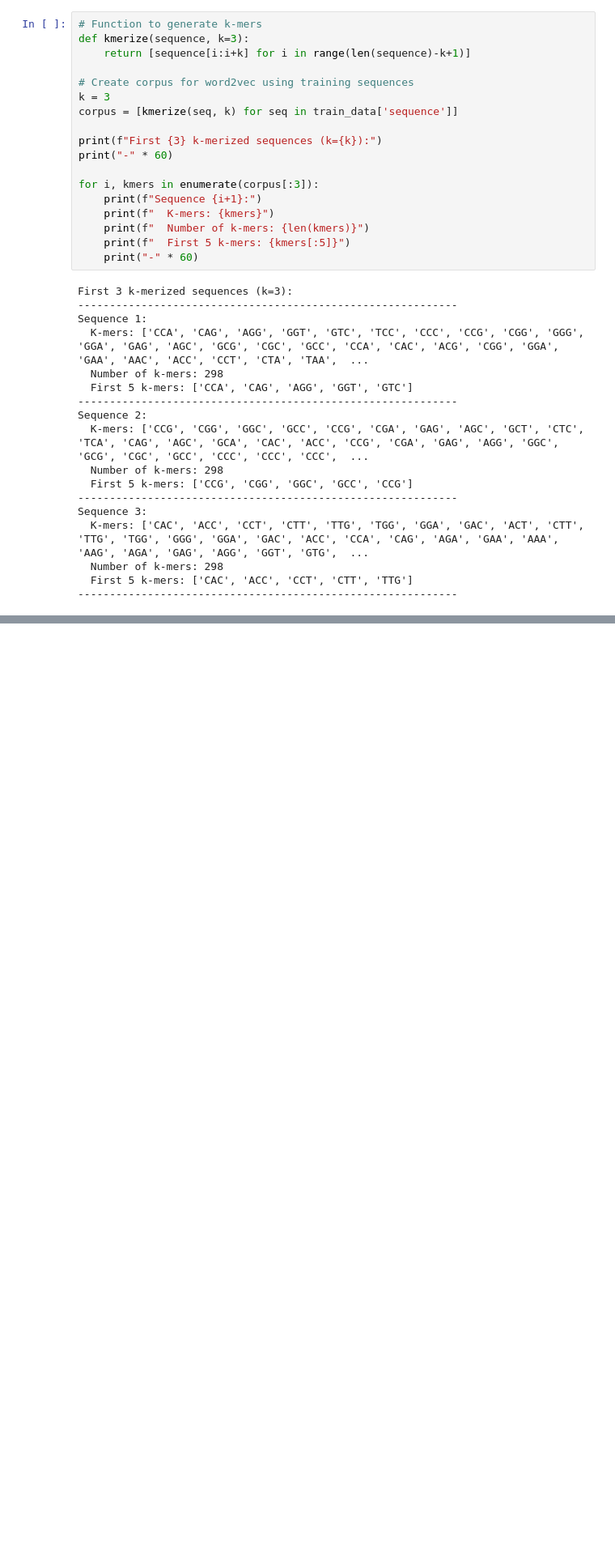
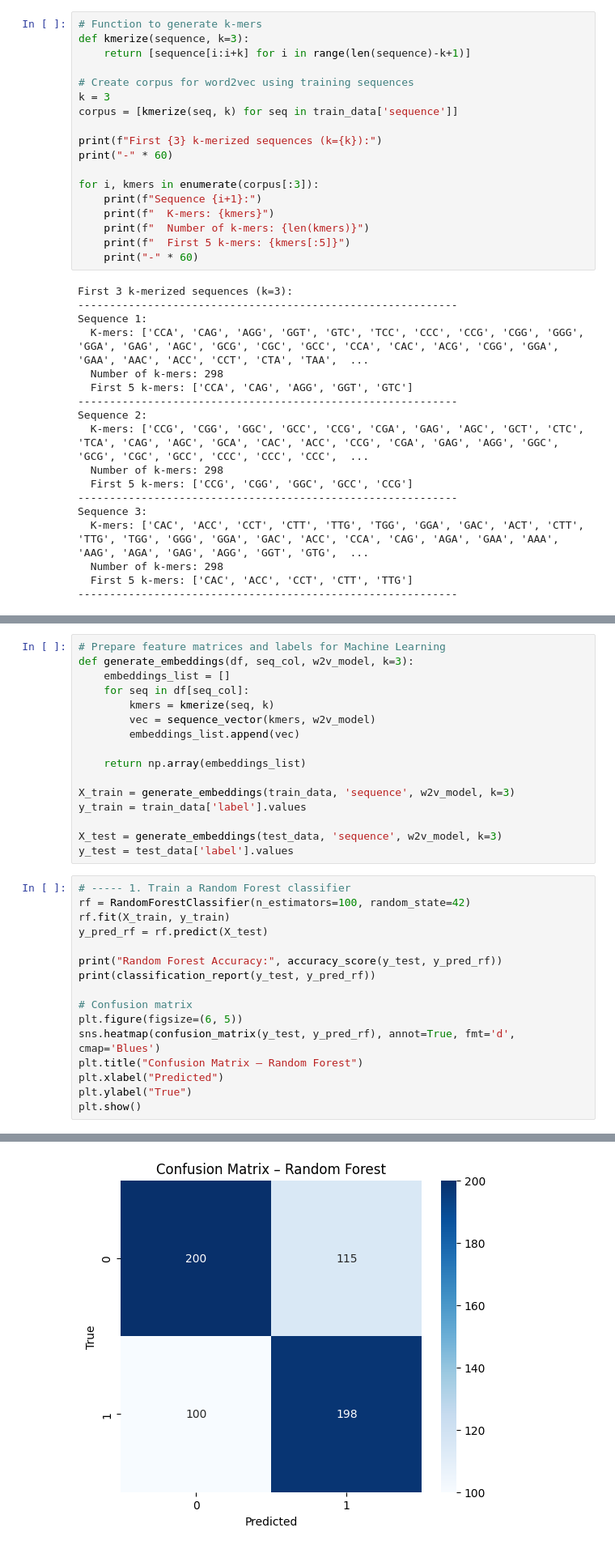
Before and after one commit to fabianagoes/ismb_tutorial8, a Jupyter notebook: tutorial_practical2_1_colab.ipynb, the cells around one changed output, grey strips where cells are left out. Shown at 81% size. Cells and saved outputs as stored; diff of their text form; blank space fills up the shorter version.

```diff
--- a/tutorial_practical2_1_colab.ipynb
+++ b/tutorial_practical2_1_colab.ipynb
@@ -165,0 +220,33 @@ K-mers mais similares a CCA
+# %%
+# Prepare feature matrices and labels for Machine Learning
+def generate_embeddings(df, seq_col, w2v_model, k=3):
+    embeddings_list = []
+    for seq in df[seq_col]:
+        kmers = kmerize(seq, k)
+        vec = sequence_vector(kmers, w2v_model)
+        embeddings_list.append(vec)
+
+    return np.array(embeddings_list)
+
+X_train = generate_embeddings(train_data, 'sequence', w2v_model, k=3)
+y_train = train_data['label'].values
+
+X_test = generate_embeddings(test_data, 'sequence', w2v_model, k=3)
+y_test = test_data['label'].values
+# %%
+# ----- 1. Train a Random Forest classifier
+rf = RandomForestClassifier(n_estimators=100, random_state=42)
+rf.fit(X_train, y_train)
+y_pred_rf = rf.predict(X_test)
+
+print("Random Forest Accuracy:", accuracy_score(y_test, y_pred_rf))
+print(classification_report(y_test, y_pred_rf))
+
+# Confusion matrix
+plt.figure(figsize=(6, 5))
+sns.heatmap(confusion_matrix(y_test, y_pred_rf), annot=True, fmt='d', cmap='Blues')
+plt.title("Confusion Matrix – Random Forest")
+plt.xlabel("Predicted")
+plt.ylabel("True")
+plt.show()
+# %% [output]
@@ -165,0 +262 @@ K-mers mais similares a CCA
+[figure, added]
```
Also changed, not shown: parts of 8 cells of this notebook.
